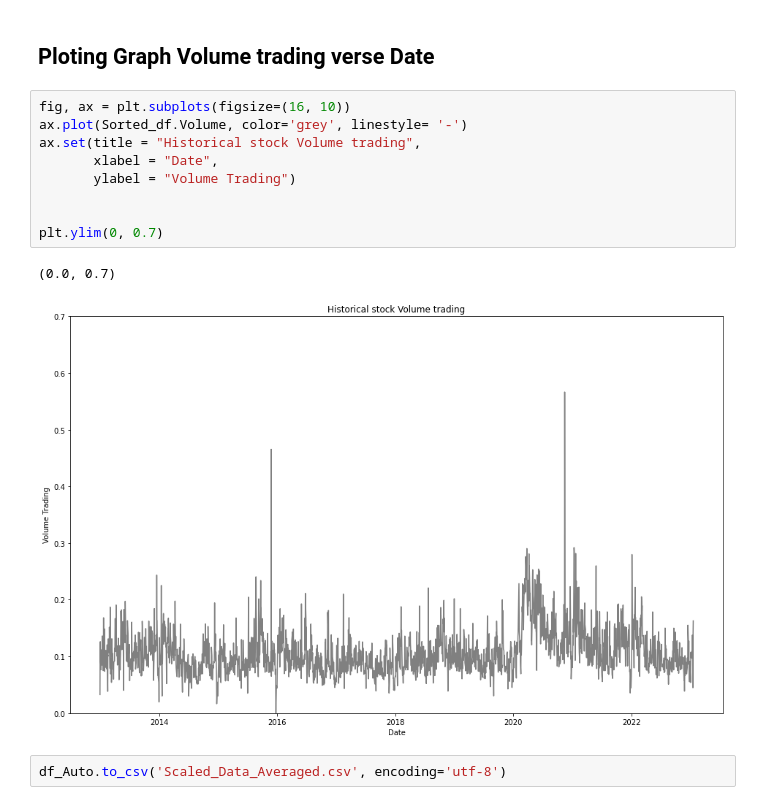
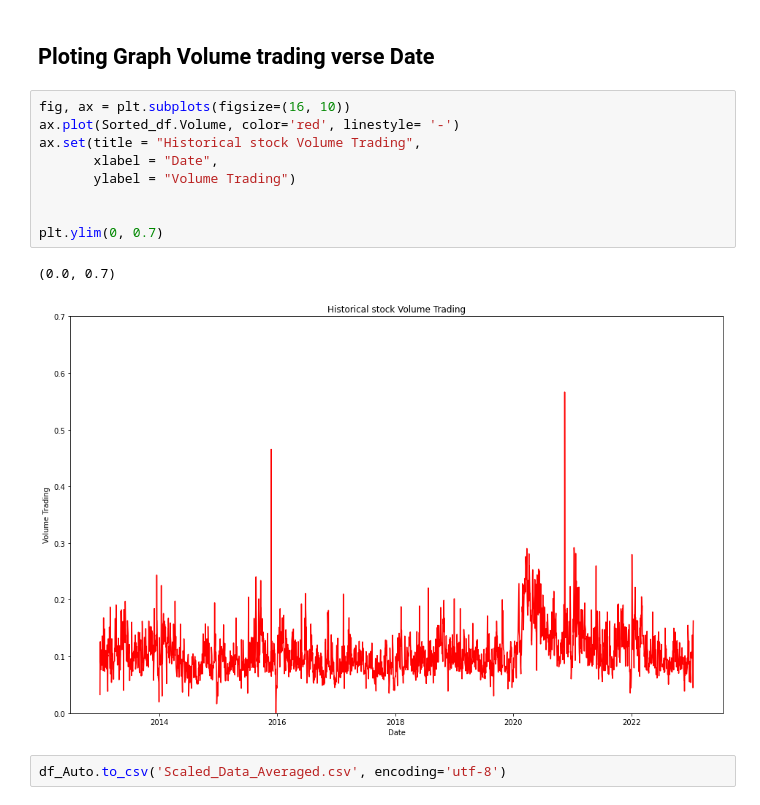
Before and after one commit to anjaliskilton/Finance_Group_Project, a Jupyter notebook: AutoMobile_Analysis_Function.ipynb, the cells around one changed output. Cells and saved outputs as stored; diff of their text form.

```diff
--- a/AutoMobile_Analysis_Function.ipynb
+++ b/AutoMobile_Analysis_Function.ipynb
@@ -152,16 +156,16 @@ df_Auto.describe()
 ## Ploting Graph Volume trading verse Date
 # %%
 fig, ax = plt.subplots(figsize=(16, 10))
-ax.plot(Sorted_df.Volume, color='grey', linestyle= '-')
-ax.set(title = "Historical stock Volume trading",
+ax.plot(Sorted_df.Volume, color='red', linestyle= '-')
+ax.set(title = "Historical stock Volume Trading",
        xlabel = "Date",
        ylabel = "Volume Trading")
 
 
 plt.ylim(0, 0.7)
 # %% [output]
 (0.0, 0.7)
-[figure, old version]
+[figure, new version]
 # %%
 df_Auto.to_csv('Scaled_Data_Averaged.csv', encoding='utf-8')
 # %%
```
Also changed, not shown: parts of 18 cells of this notebook, 4 other files.
